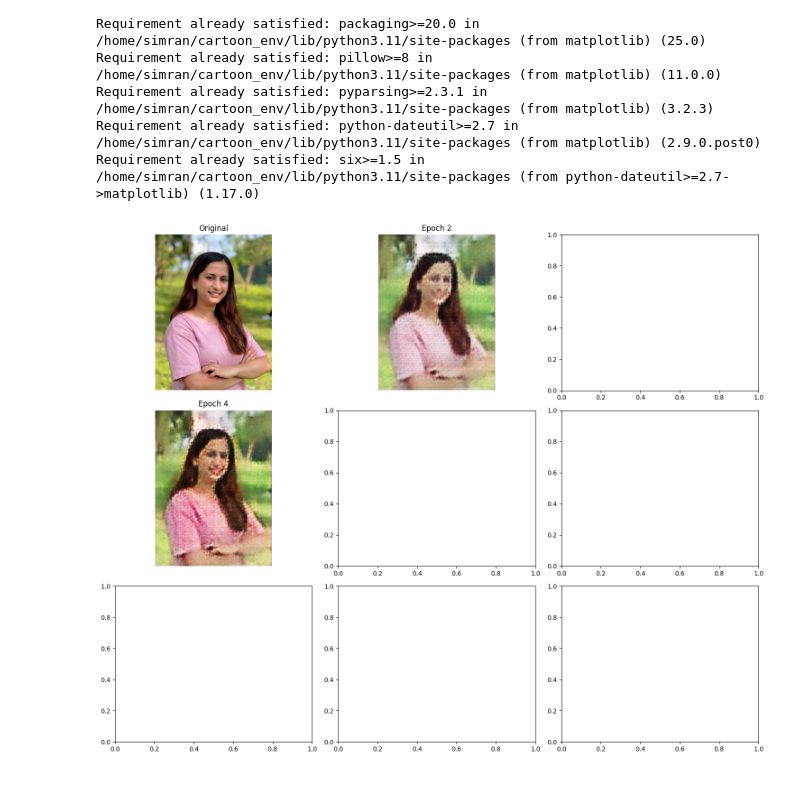
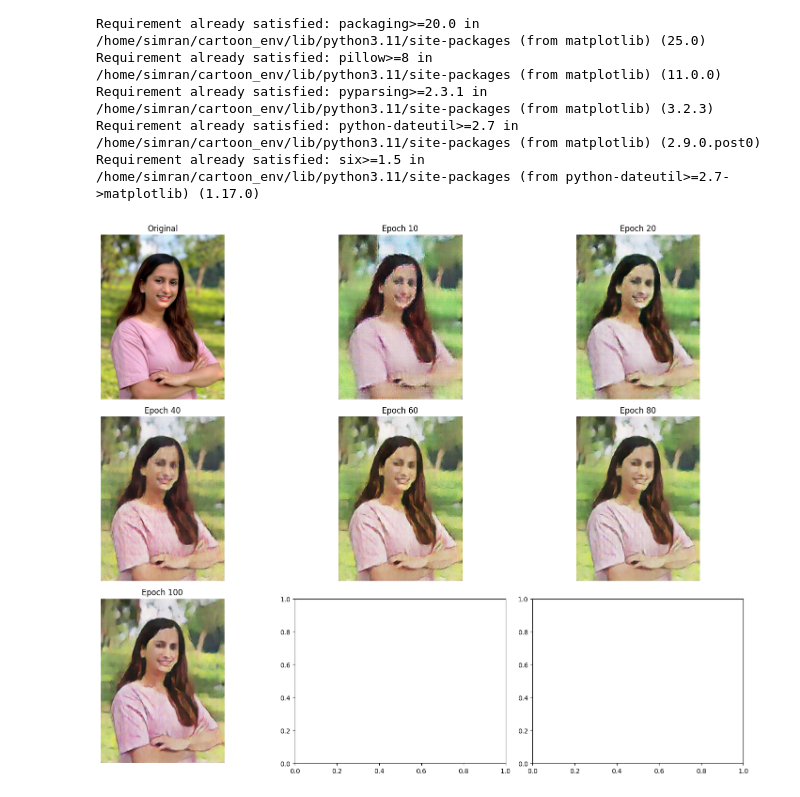
Before and after one commit to simrant27/CatoonifyMe, a Jupyter notebook: notebook/Interface.ipynb, the cells around one changed output. Drawn from its saved outputs; the diff is of its cells as text; code cells hidden in the pictures.

```diff
--- a/notebook/Interface.ipynb
+++ b/notebook/Interface.ipynb
@@ -91,45 +91,53 @@ def cartoonize_image(model_path, input_path):
 
     return cartoon_image
 # %%
+import os
 import matplotlib.pyplot as plt
 from PIL import Image
 
 input_image_path = "../data/input/sujata_adhikari.jpg"
 
+# Output directory
+output_dir = "../experiments/exp2/output"
+os.makedirs(output_dir, exist_ok=True)
+
 # Checkpoints and corresponding labels
 checkpoints = {
     "Original": None,
-    "Epoch 2": "cartoongan_epoch2.pth",
-    "Epoch 4": "cartoongan_epoch4.pth",
-    # "Epoch 60": "cartoongan_epoch60.pth",
-    # "Epoch 80": "cartoongan_epoch80.pth",
-    # "Epoch 100": "cartoongan_epoch100.pth",
+    "Epoch 10": "cartoongan_epoch10.pth",
+    "Epoch 20": "cartoongan_epoch20.pth",
+    "Epoch 40": "cartoongan_epoch40.pth",
+    "Epoch 60": "cartoongan_epoch60.pth",
+    "Epoch 80": "cartoongan_epoch80.pth",
+    "Epoch 100": "cartoongan_epoch100.pth",
     # "Epoch 120": "cartoongan_epoch120.pth",
     # "Epoch 140": "cartoongan_epoch140.pth",
     # "Epoch 150": "cartoongan_epoch150.pth",
-
 }
 
 # Run cartoonization for each checkpoint
 results = {}
 for label, ckpt in checkpoints.items():
     if ckpt is None:
-        results[label] = Image.open(input_image_path)
+        original_img = Image.open(input_image_path)
+        results[label] = original_img
+        original_img.save(os.path.join(output_dir, f"{label.replace(' ', '_')}.png"))
     else:
         ckpt_path = f"../experiments/exp2/checkpoints/{ckpt}"
         cartoon_img = cartoonize_image(ckpt_path, input_image_path)
         results[label] = cartoon_img
+        cartoon_img.save(os.path.join(output_dir, f"{label.replace(' ', '_')}.png"))
 
-# Plotting in 2 rows and 4 columns
+# Plotting
 fig, axes = plt.subplots(3, 3, figsize=(15, 12))
 for i, (label, image) in enumerate(results.items()):
-    ax = axes[i // 2][i % 2]
+    ax = axes[i // 3][i % 3]
     ax.imshow(image)
     ax.set_title(label)
     ax.axis("off")
 
 plt.tight_layout()
 plt.show()
 # %% [output]
-[figure, old version]
+[figure, new version]
 # %%
```
Also changed, not shown: parts of 2 cells of this notebook, 26 other files.
